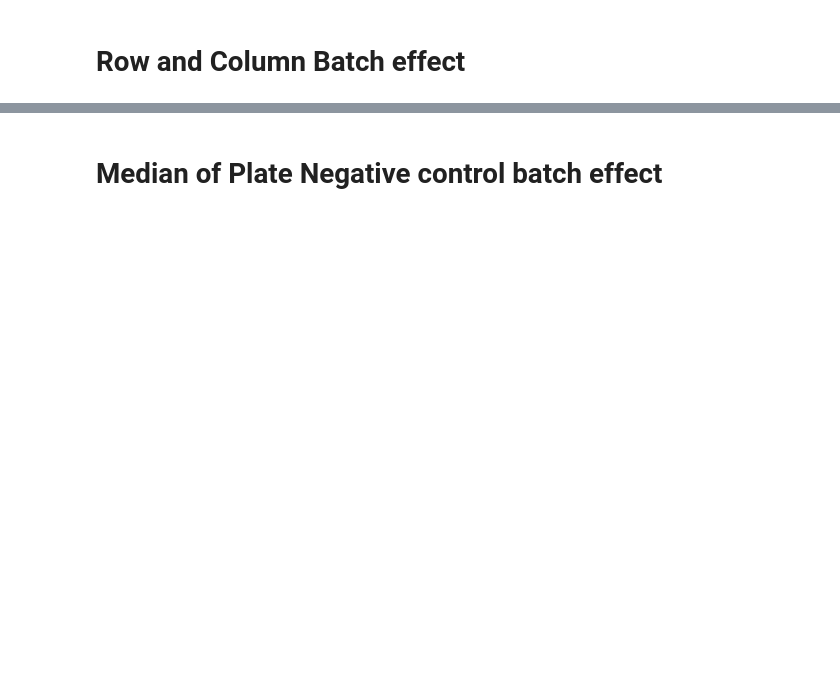
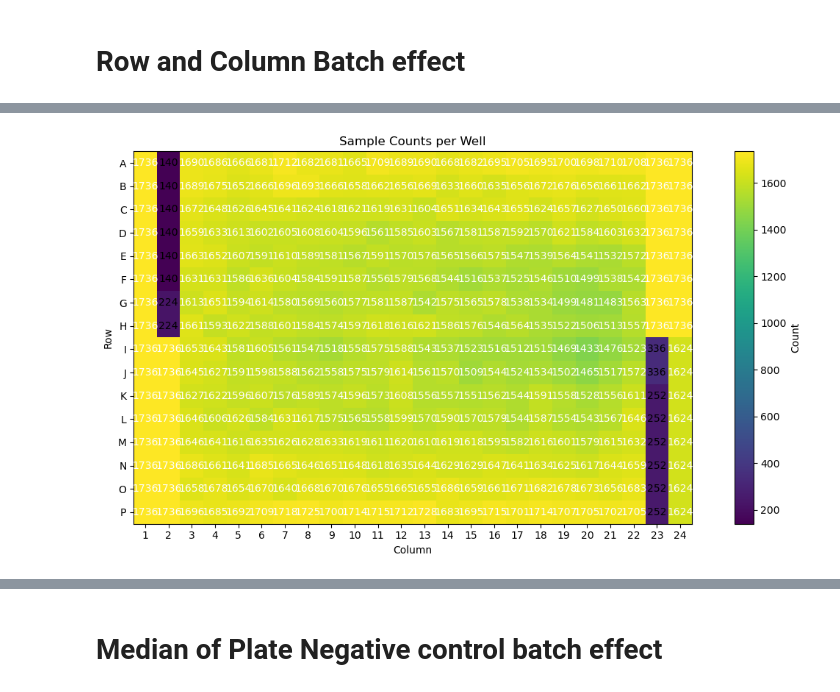
Before and after one commit to ethankreuzer/local_growthcurve, a Jupyter notebook: Well_Plate_effects.ipynb, the cells around one changed output, grey strips where cells are left out. Saved outputs shown, nothing was run; the diff lists cells and outputs as text; code cells hidden in the pictures; blank space fills up the shorter version.

```diff
--- a/Well_Plate_effects.ipynb
+++ b/Well_Plate_effects.ipynb
@@ -249,0 +359,9 @@ df_corrected
+# %%
+mask_actives = (comb_df['is_Active'] == 1) | (comb_df['Control_Label'] == 1)
+
+
+# 2) Pull them out into their own DataFrame
+df_actives = comb_df.loc[mask_actives].copy()
+
+# 3) Keep only the rows you’re not removing
+comb_df_no_active = comb_df.loc[~mask_actives].reset_index(drop=True)
@@ -249,0 +384,78 @@ df_corrected
+# %%
+import numpy as np
+import matplotlib.pyplot as plt
+
+def plot_sample_counts_per_well(
+    df,
+    well_col: str = 'Well',
+    rows: list[str] = None,
+    cols: list[int] = None,
+    figsize: tuple[int,int] = (12, 6),
+    title: str = 'Sample Counts per Well',
+    cmap: str = 'viridis'
+):
+    """
+    Count occurrences of each well in `df[well_col]` and plot a 16×24 plate heatmap
+    annotated with the raw counts.
+
+    Parameters
+    ----------
+    df : pd.DataFrame
+        Your dataframe containing a column of well IDs like 'A01'…'P24'.
+    well_col : str
+        Name of the column with well IDs.
+    rows : list[str], optional
+        Plate row labels. Defaults to ['A','B',…,'P'].
+    cols : list[int], optional
+        Plate column labels. Defaults to [1,2,…,24].
+    figsize : (width, height)
+        Figure size in inches.
+    title : str
+        Plot title.
+    cmap : str
+        Matplotlib colormap for the heatmap.
+    """
+    # defaults for full 16×24 plate
+    if rows is None:
+        rows = [chr(c) for c in range(ord('A'), ord('P')+1)]
+    if cols is None:
+        cols = list(range(1, 25))
+
+    # build the count matrix
+    counts = df[well_col].value_counts()
+    mat = np.zeros((len(rows), len(cols)), dtype=int)
+    for i, r in enumerate(rows):
+        for j, c in enumerate(cols):
+            well = f"{r}{c:02d}"
+            mat[i, j] = counts.get(well, 0)
+
+    # plot
+    fig, ax = plt.subplots(figsize=figsize)
+    cax = ax.imshow(mat, origin='upper', aspect='equal', cmap=cmap)
+    max_val = mat.max()
+
+    # annotate with counts
+    for i in range(mat.shape[0]):
+        for j in range(mat.shape[1]):
+            color = 'white' if mat[i, j] > max_val/2 else 'black'
+            ax.text(j, i, mat[i, j], ha='center', va='center', color=color)
+
+    # axis labels
+    ax.set_xticks(np.arange(len(cols)))
+    ax.set_xticklabels(cols)
+    ax.set_yticks(np.arange(len(rows)))
+    ax.set_yticklabels(rows)
+    ax.set_xlabel('Column')
+    ax.set_ylabel('Row')
+    ax.set_title(title)
+
+    # colorbar
+    fig.colorbar(cax, ax=ax, label='Count')
+    plt.tight_layout()
+
+    return fig, ax
+
+fig, ax = plot_sample_counts_per_well(comb_df_no_active)
+plt.show()
+# %% [output]
+[figure, added]
```
Also changed, not shown: parts of 54 cells of this notebook.
